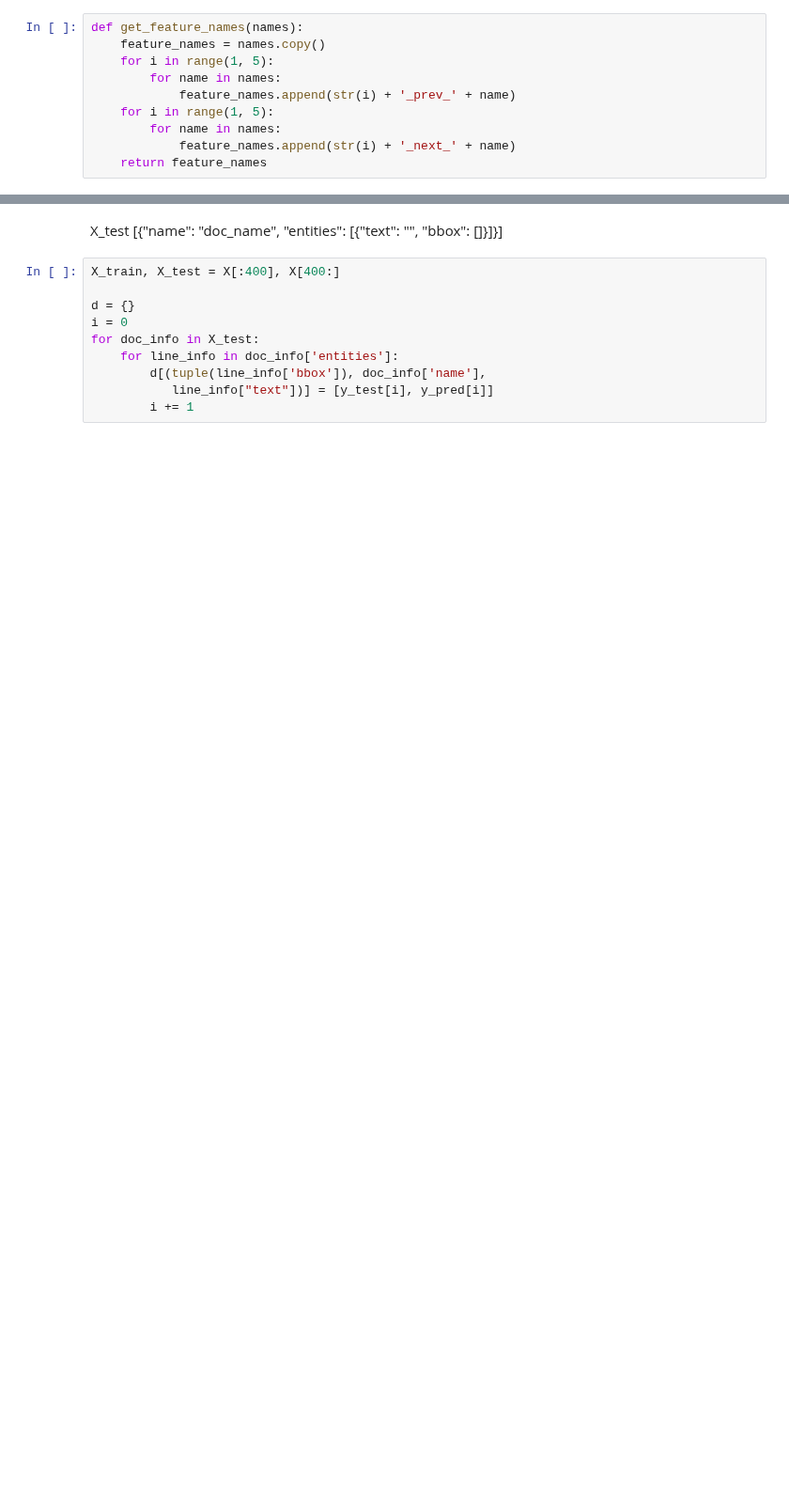
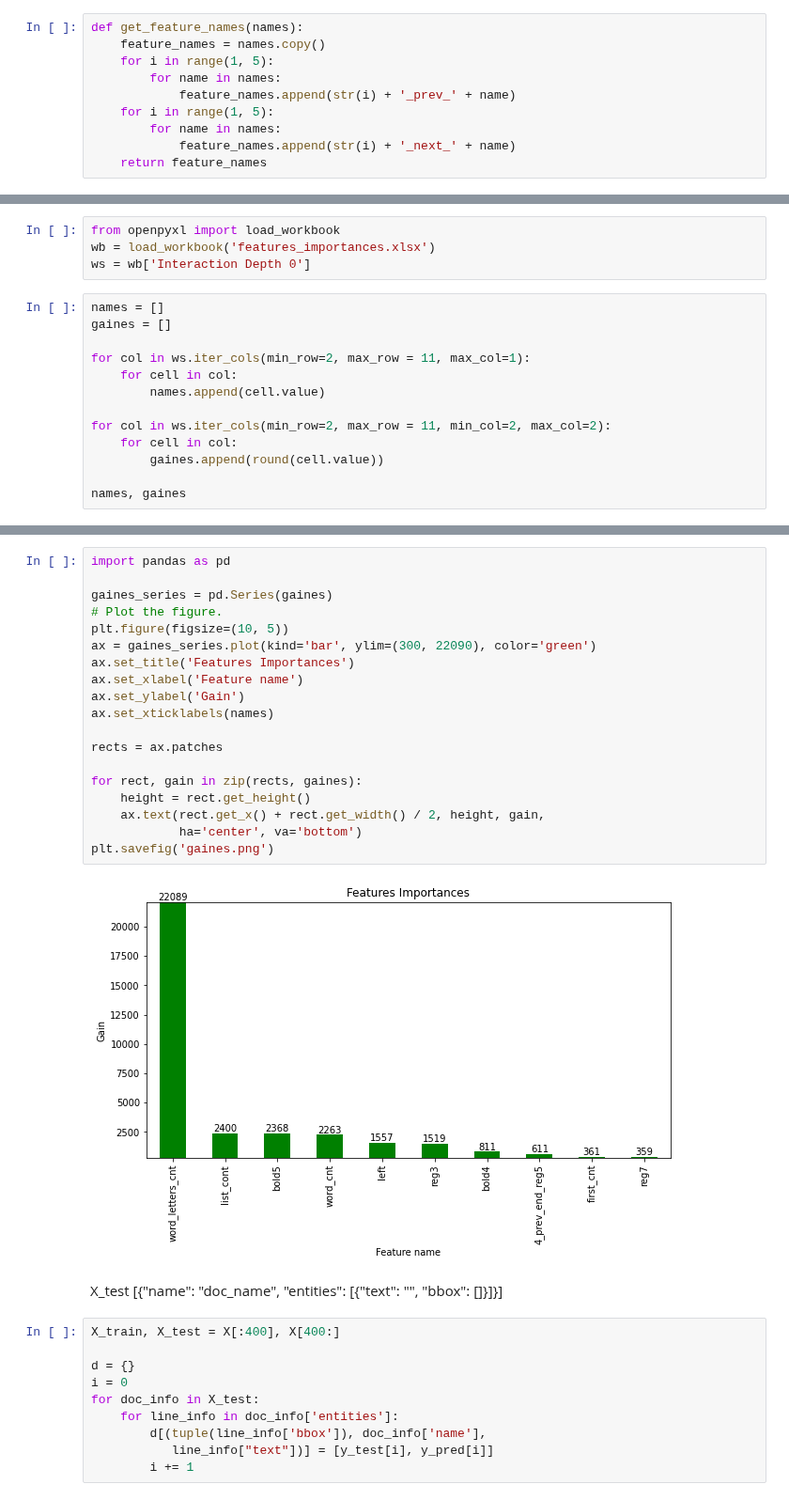
Before and after one commit to NastyBoget/document_structure_extraction, a Jupyter notebook: pipeline.ipynb, the cells around one changed output, grey strips where cells are left out. Shown at 94% size. Drawn from its saved outputs; the diff is of its cells as text; blank space fills up the shorter version.

Commit message:
feature importances graphic added

```diff
--- a/pipeline.ipynb
+++ b/pipeline.ipynb
@@ -461,0 +341,17 @@ xgbfir.saveXgbFI(xgb_cmodel, feature_names=feature_names,
+# %%
+from openpyxl import load_workbook
+wb = load_workbook('features_importances.xlsx')
+ws = wb['Interaction Depth 0']
+# %%
+names = []
+gaines = []
+
+for col in ws.iter_cols(min_row=2, max_row = 11, max_col=1):
+    for cell in col:
+        names.append(cell.value)
+
+for col in ws.iter_cols(min_row=2, max_row = 11, min_col=2, max_col=2):
+    for cell in col:
+        gaines.append(round(cell.value))
+
+names, gaines
@@ -462,3 +370,24 @@ xgbfir.saveXgbFI(xgb_cmodel, feature_names=feature_names,
+# %%
+import pandas as pd
+
+gaines_series = pd.Series(gaines)
+# Plot the figure.
+plt.figure(figsize=(10, 5))
+ax = gaines_series.plot(kind='bar', ylim=(300, 22090), color='green')
+ax.set_title('Features Importances')
+ax.set_xlabel('Feature name')
+ax.set_ylabel('Gain')
+ax.set_xticklabels(names)
+
+rects = ax.patches
+
+for rect, gain in zip(rects, gaines):
+    height = rect.get_height()
+    ax.text(rect.get_x() + rect.get_width() / 2, height, gain,
+            ha='center', va='bottom')
+plt.savefig('gaines.png')
+# %% [output]
+[figure, added]
 # %% [markdown]
 X_test [{"name": "doc_name", "entities": [{"text": "", "bbox": []}]}]
 # %%
```
Also changed, not shown: parts of 13 cells of this notebook, 3 other files.
